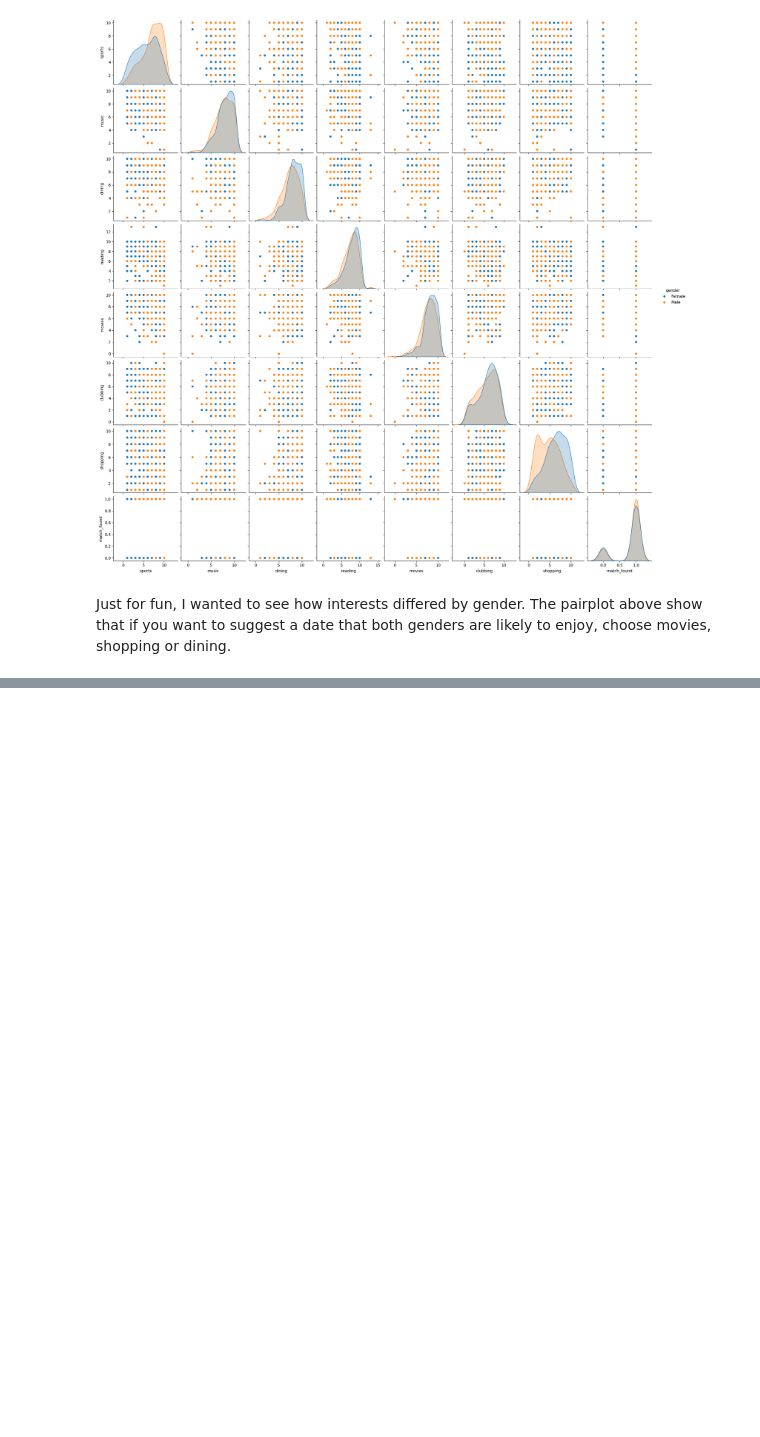
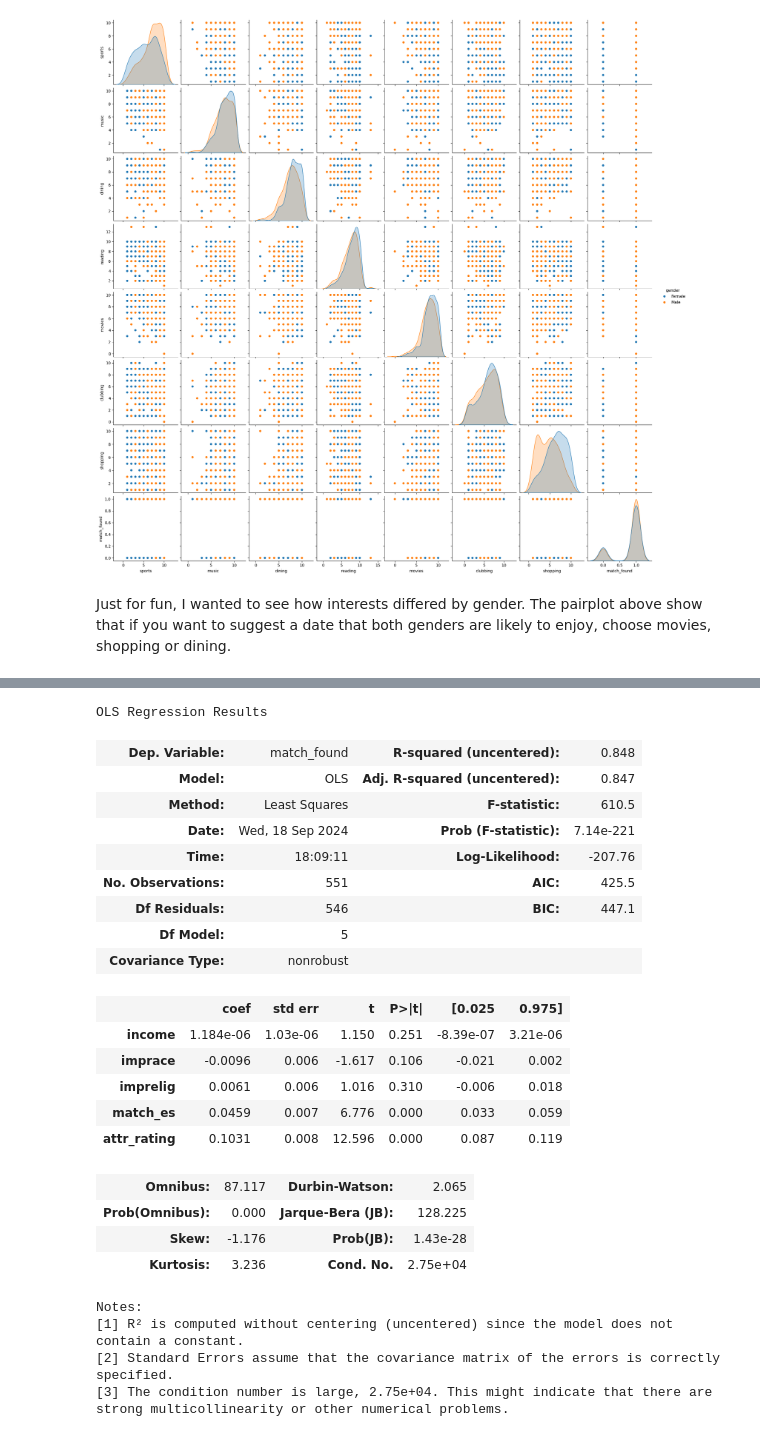
Before and after one commit to JudoboyAlex/predict_a_potential_match_in_dating, a Jupyter notebook: final_project.ipynb, the cells around one changed output, grey strips where cells are left out. Saved outputs shown, nothing was run; the diff lists cells and outputs as text; code cells hidden in the pictures; blank space fills up the shorter version.

```diff
--- a/final_project.ipynb
+++ b/final_project.ipynb
@@ -346,0 +311,40 @@ X.head()
+# %%
+# Remove commas and convert the income column to float
+speed_dating_events_analysis_data['income'] = speed_dating_events_analysis_data['income'].replace({',': ''}, regex=True).astype(float)
+
+# OLS model with coefficients
+X_ols = speed_dating_events_analysis_data[['income', 'imprace', 'imprelig', 'match_es', 'attr_rating']]
+y_ols = speed_dating_events_analysis_data.match_found
+
+# Fill NaN values with the mean of each column
+X_ols = X_ols.fillna(X_ols.mean())
+
+traits = sm.OLS(y_ols, X_ols)
+results_traits = traits.fit()
+results_traits.summary()
+# %% [output]
+OLS Regression Results
+| Dep. Variable: | match_found | R-squared (uncentered): | 0.848 |
+| Model: | OLS | Adj. R-squared (uncentered): | 0.847 |
+| Method: | Least Squares | F-statistic: | 610.5 |
+| Date: | Wed, 18 Sep 2024 | Prob (F-statistic): | 7.14e-221 |
+| Time: | 18:09:11 | Log-Likelihood: | -207.76 |
+| No. Observations: | 551 | AIC: | 425.5 |
+| Df Residuals: | 546 | BIC: | 447.1 |
+| Df Model: | 5 |  |  |
+| Covariance Type: | nonrobust |  |  |
+|  | coef | std err | t | P>|t| | [0.025 | 0.975] |
+| income | 1.184e-06 | 1.03e-06 | 1.150 | 0.251 | -8.39e-07 | 3.21e-06 |
+| imprace | -0.0096 | 0.006 | -1.617 | 0.106 | -0.021 | 0.002 |
+| imprelig | 0.0061 | 0.006 | 1.016 | 0.310 | -0.006 | 0.018 |
+| match_es | 0.0459 | 0.007 | 6.776 | 0.000 | 0.033 | 0.059 |
+| attr_rating | 0.1031 | 0.008 | 12.596 | 0.000 | 0.087 | 0.119 |
+| Omnibus: | 87.117 | Durbin-Watson: | 2.065 |
+| Prob(Omnibus): | 0.000 | Jarque-Bera (JB): | 128.225 |
+| Skew: | -1.176 | Prob(JB): | 1.43e-28 |
+| Kurtosis: | 3.236 | Cond. No. | 2.75e+04 |
+Notes:
+[1] R² is computed without centering (uncentered) since the model does not contain a constant.
+[2] Standard Errors assume that the covariance matrix of the errors is correctly specified.
+[3] The condition number is large, 2.75e+04. This might indicate that there are
+strong multicollinearity or other numerical problems.
```
Also changed, not shown: parts of 6 cells of this notebook.
